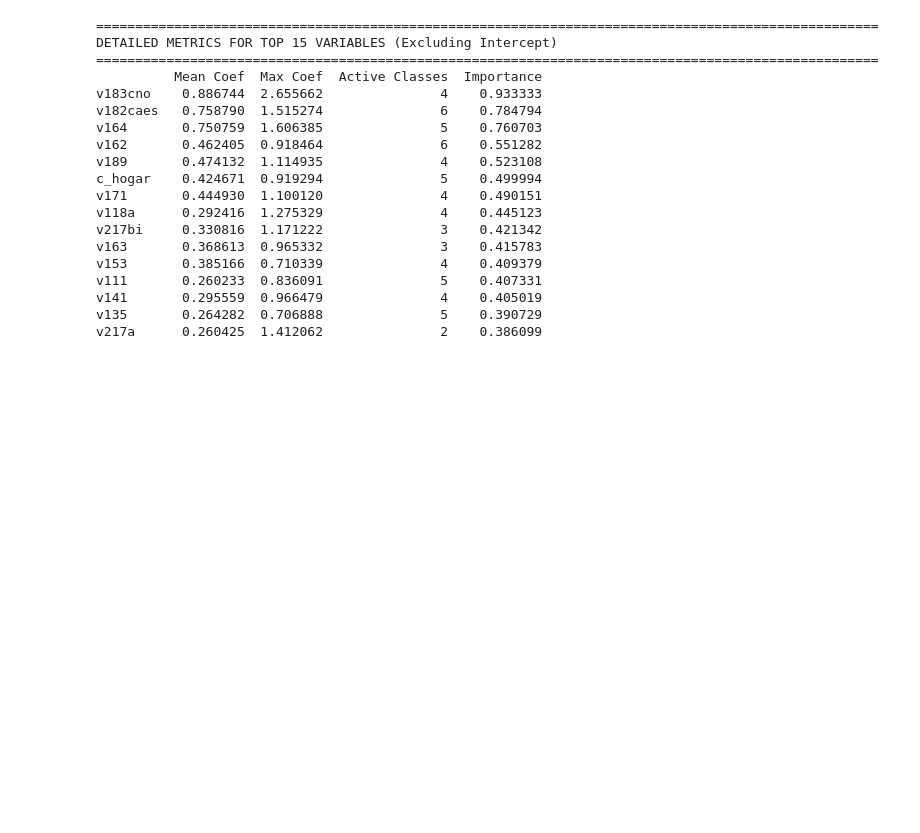
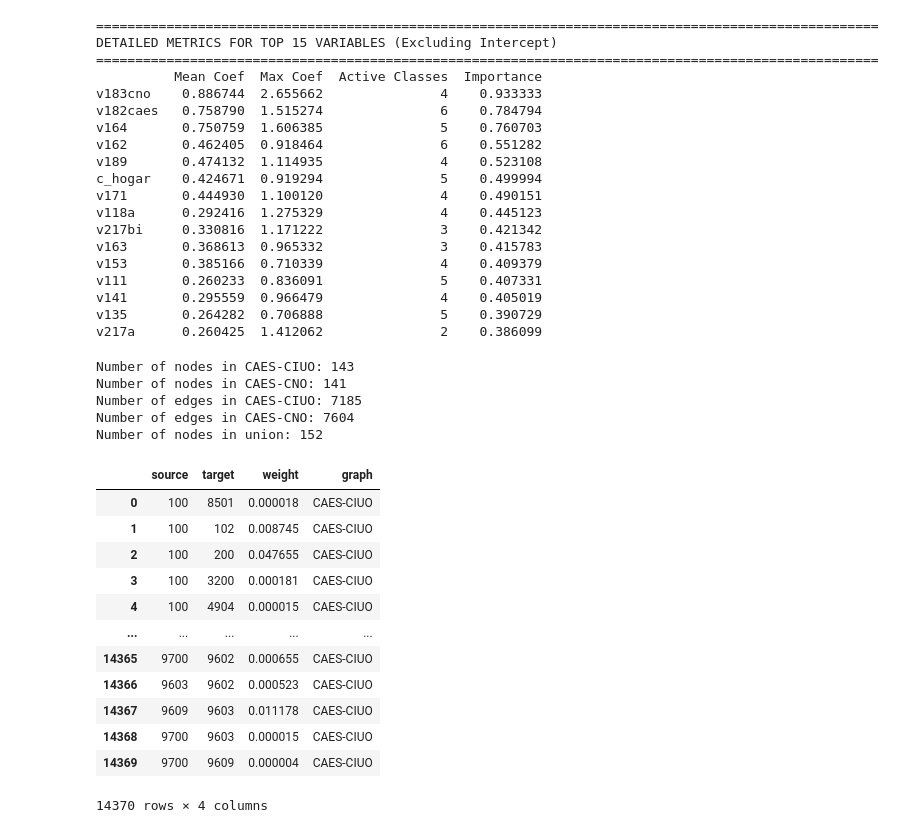
Before and after one commit to aaronbernal28/labor_market_structure_arg, a Jupyter notebook: notebooks/eph_tests.ipynb, the cells around one changed output. Cells and saved outputs as stored; diff of their text form; code cells hidden in the pictures; blank space fills up the shorter version.

```diff
--- a/notebooks/eph_tests.ipynb
+++ b/notebooks/eph_tests.ipynb
@@ -634,0 +643,52 @@ v217a      0.260425  1.412062               2    0.386099
+# %%
+enes_ciuo_path="../data/graphs/enes_all/caes/projection_hidalgo.gexf"
+eph_cno_path="../data/graphs/eph/Usu_individual_T319/caes/projection_hidalgo.gexf"
+# %%
+graph_caes_ciuo = nx.read_gexf(enes_ciuo_path, node_type=int)
+graph_caes_cno = nx.read_gexf(eph_cno_path, node_type=int)
+
+edges_caes_ciuo_init = graph_caes_ciuo.edges(data=True)
+edges_caes_cno_init = graph_caes_cno.edges(data=True)
+
+nodes = set(graph_caes_ciuo.nodes()) | set(graph_caes_cno.nodes())
+
+print(f"Number of nodes in CAES-CIUO: {len(graph_caes_ciuo.nodes())}")
+print(f"Number of nodes in CAES-CNO: {len(graph_caes_cno.nodes())}")
+print(f"Number of edges in CAES-CIUO: {len(edges_caes_ciuo_init)}")
+print(f"Number of edges in CAES-CNO: {len(edges_caes_cno_init)}")
+print(f"Number of nodes in union: {len(nodes)}")
+# %% [output]
+Number of nodes in CAES-CIUO: 143
+Number of nodes in CAES-CNO: 141
+Number of edges in CAES-CIUO: 7185
+Number of edges in CAES-CNO: 7604
+Number of nodes in union: 152
+# %%
+# Extrat weight from dict
+edges_caes_ciuo = [(u, v, d["weight"]) for u, v, d in edges_caes_ciuo_init]
+edges_caes_ciuo.extend([(v, u, d["weight"]) for u, v, d in edges_caes_ciuo_init])
+
+edges_caes_cno = [(u, v, d["weight"]) for u, v, d in edges_caes_cno_init]
+edges_caes_cno.extend([(v, u, d["weight"]) for u, v, d in edges_caes_cno_init])
+# %%
+edges_df_ciuo = pd.DataFrame(edges_caes_ciuo, columns=["source", "target", "weight"])
+edges_df_ciuo["graph"] = "CAES-CIUO"
+edges_df_cno = pd.DataFrame(edges_caes_cno, columns=["source", "target", "weight"])
+edges_df_cno["graph"] = "CAES-CNO"
+edges_df = pd.concat([edges_df_ciuo, edges_df_cno], ignore_index=True)
+# %%
+edges_df_ciuo
+# %% [output]
+|  | source | target | weight | graph |
+| 0 | 100 | 8501 | 0.000018 | CAES-CIUO |
+| 1 | 100 | 102 | 0.008745 | CAES-CIUO |
+| 2 | 100 | 200 | 0.047655 | CAES-CIUO |
+| 3 | 100 | 3200 | 0.000181 | CAES-CIUO |
+| 4 | 100 | 4904 | 0.000015 | CAES-CIUO |
+| ... | ... | ... | ... | ... |
+| 14365 | 9700 | 9602 | 0.000655 | CAES-CIUO |
+| 14366 | 9603 | 9602 | 0.000523 | CAES-CIUO |
+| 14367 | 9609 | 9603 | 0.011178 | CAES-CIUO |
+| 14368 | 9700 | 9603 | 0.000015 | CAES-CIUO |
+| 14369 | 9700 | 9609 | 0.000004 | CAES-CIUO |
+14370 rows × 4 columns
```
Also changed, not shown: parts of 3 cells of this notebook, 1 other file.
